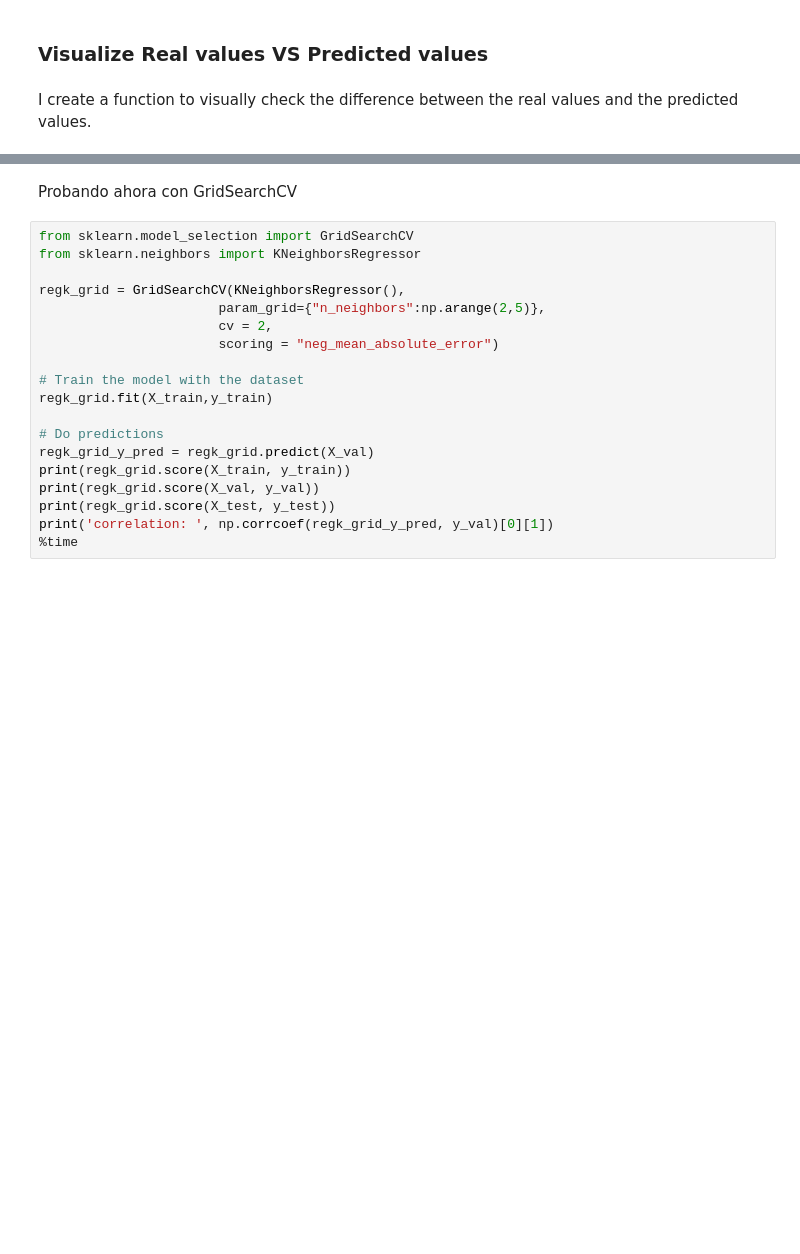
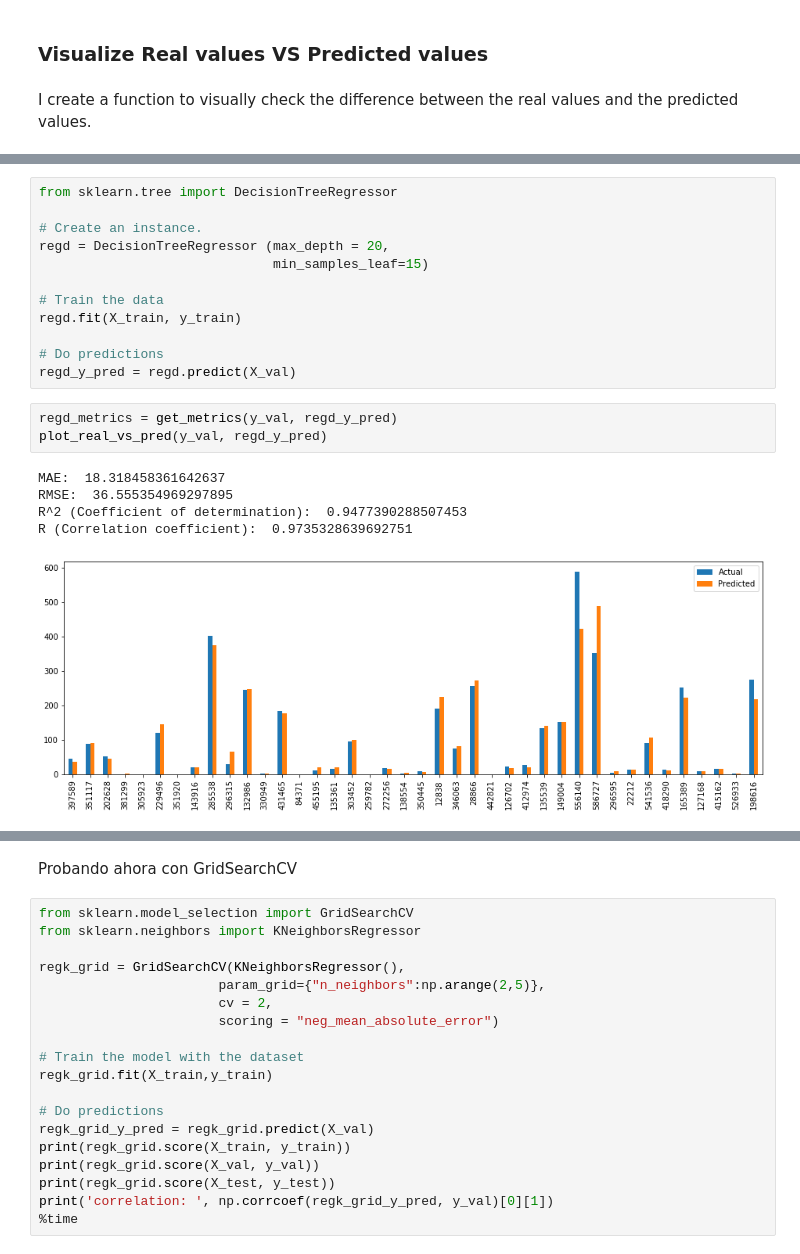
Before and after one commit to angelrps/MasterDataScience_FinalProject, a Jupyter notebook: notebooks/Modelling_01.ipynb, the cells around one changed output, grey strips where cells are left out. Cells and saved outputs as stored; diff of their text form; blank space fills up the shorter version.

```diff
--- a/notebooks/Modelling_01.ipynb
+++ b/notebooks/Modelling_01.ipynb
@@ -323,0 +268,21 @@ ttt.head()
+# %%
+from sklearn.tree import DecisionTreeRegressor
+
+# Create an instance.
+regd = DecisionTreeRegressor (max_depth = 20,
+                              min_samples_leaf=15)
+
+# Train the data
+regd.fit(X_train, y_train)
+
+# Do predictions
+regd_y_pred = regd.predict(X_val)
+# %%
+regd_metrics = get_metrics(y_val, regd_y_pred)
+plot_real_vs_pred(y_val, regd_y_pred)
+# %% [output]
+MAE:  18.318458361642637
+RMSE:  36.555354969297895
+R^2 (Coefficient of determination):  0.9477390288507453
+R (Correlation coefficient):  0.9735328639692751
+[figure, added]
```
Also changed, not shown: parts of 28 cells of this notebook.
